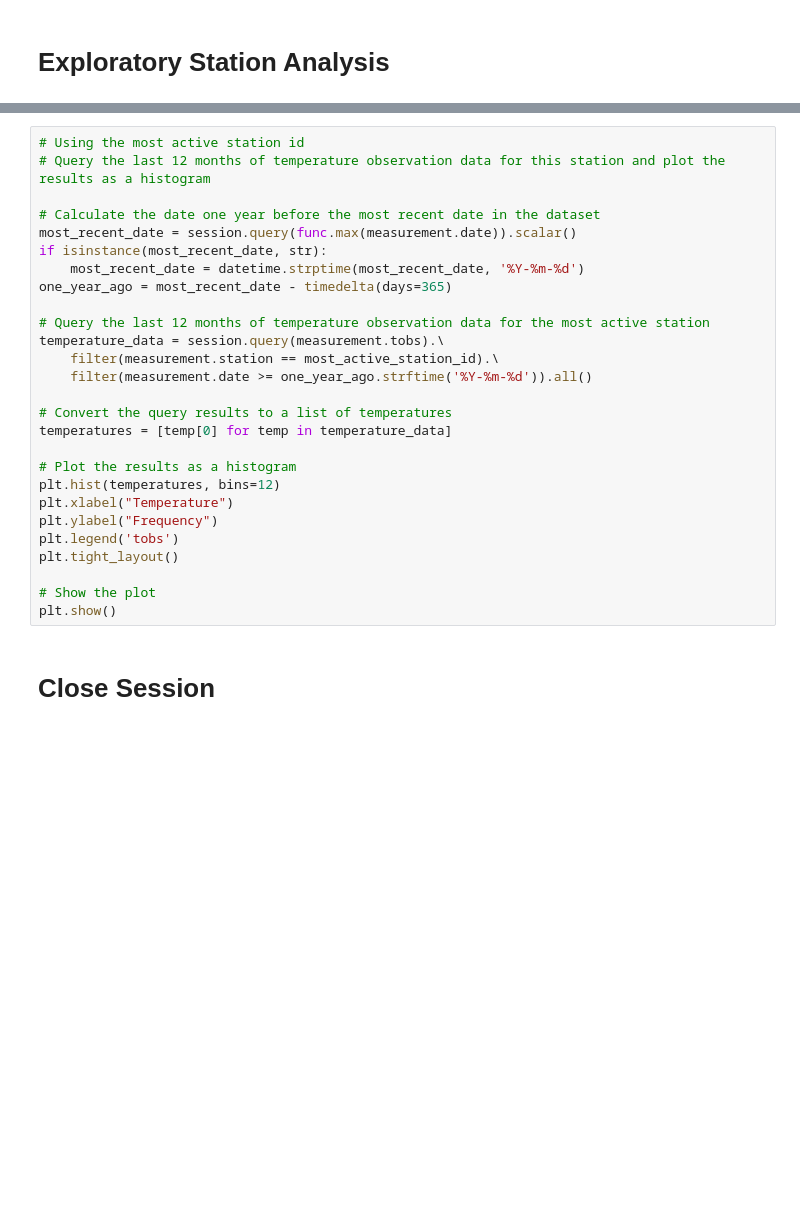
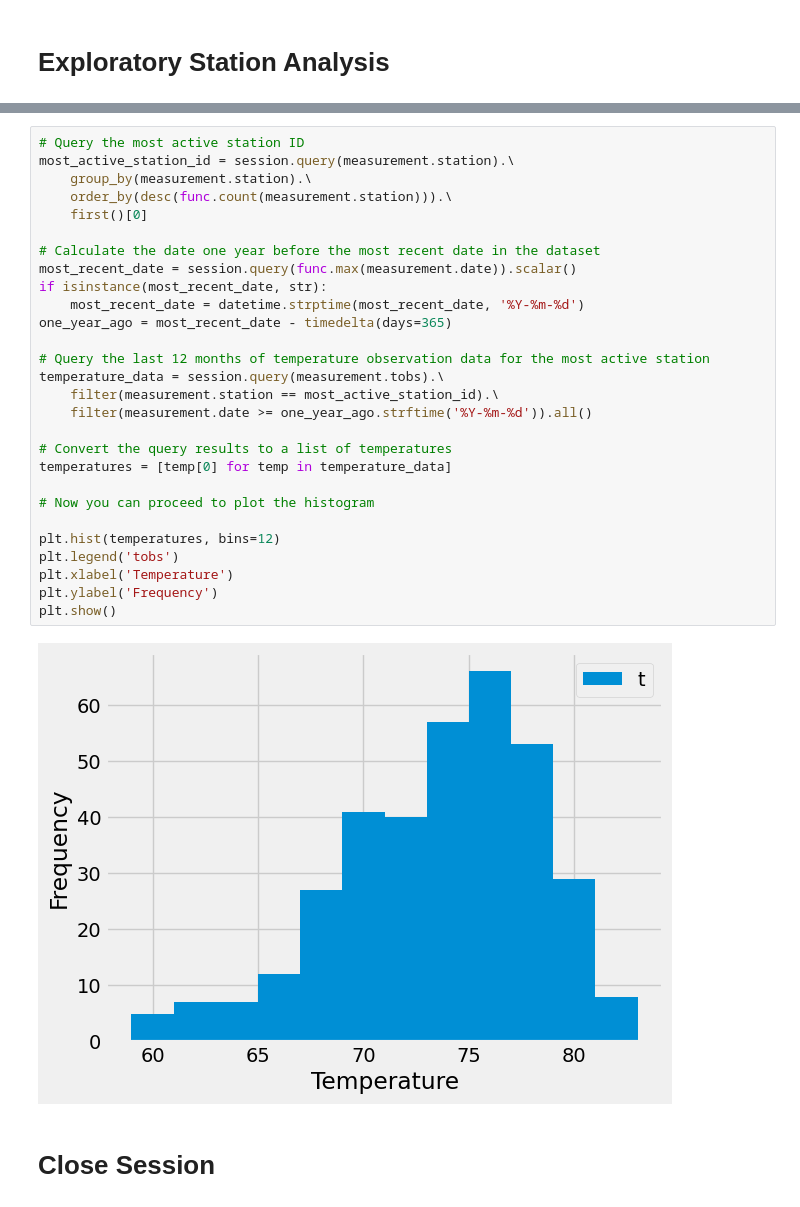
Before and after one commit to hopkinsbowman78/sqlalchemy-orm-queries-flask-app, a Jupyter notebook: SurfsUp/climate_starter.ipynb, the cells around one changed output, grey strips where cells are left out. Drawn from its saved outputs; the diff is of its cells as text; blank space fills up the shorter version.

```diff
--- a/SurfsUp/climate_starter.ipynb
+++ b/SurfsUp/climate_starter.ipynb
@@ -116,30 +145,33 @@ temperature_stats
 # %%
-# Using the most active station id
-# Query the last 12 months of temperature observation data for this station and plot the results as a histogram
+# Query the most active station ID
+most_active_station_id = session.query(measurement.station).\
+    group_by(measurement.station).\
+    order_by(desc(func.count(measurement.station))).\
+    first()[0]
 
 # Calculate the date one year before the most recent date in the dataset
 most_recent_date = session.query(func.max(measurement.date)).scalar()
 if isinstance(most_recent_date, str):
     most_recent_date = datetime.strptime(most_recent_date, '%Y-%m-%d')
 one_year_ago = most_recent_date - timedelta(days=365)
 
 # Query the last 12 months of temperature observation data for the most active station
 temperature_data = session.query(measurement.tobs).\
     filter(measurement.station == most_active_station_id).\
     filter(measurement.date >= one_year_ago.strftime('%Y-%m-%d')).all()
 
 # Convert the query results to a list of temperatures
 temperatures = [temp[0] for temp in temperature_data]
 
-# Plot the results as a histogram
+# Now you can proceed to plot the histogram
+
 plt.hist(temperatures, bins=12)
-plt.xlabel("Temperature")
-plt.ylabel("Frequency")
 plt.legend('tobs')
-plt.tight_layout()
-
-# Show the plot
+plt.xlabel('Temperature')
+plt.ylabel('Frequency')
 plt.show()
+# %% [output]
+[figure, added]
 # %% [markdown]
 # Close Session
 # %%
```
Also changed, not shown: parts of 7 cells of this notebook.
